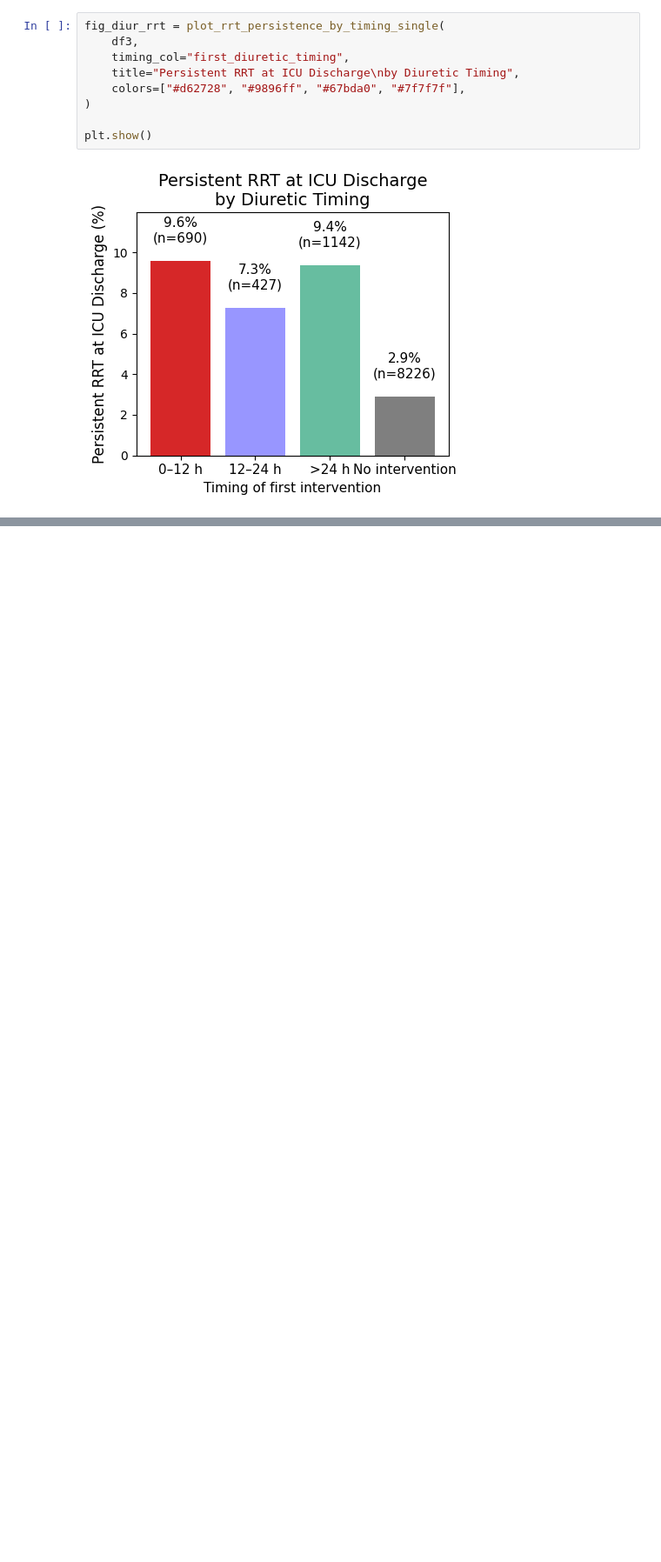
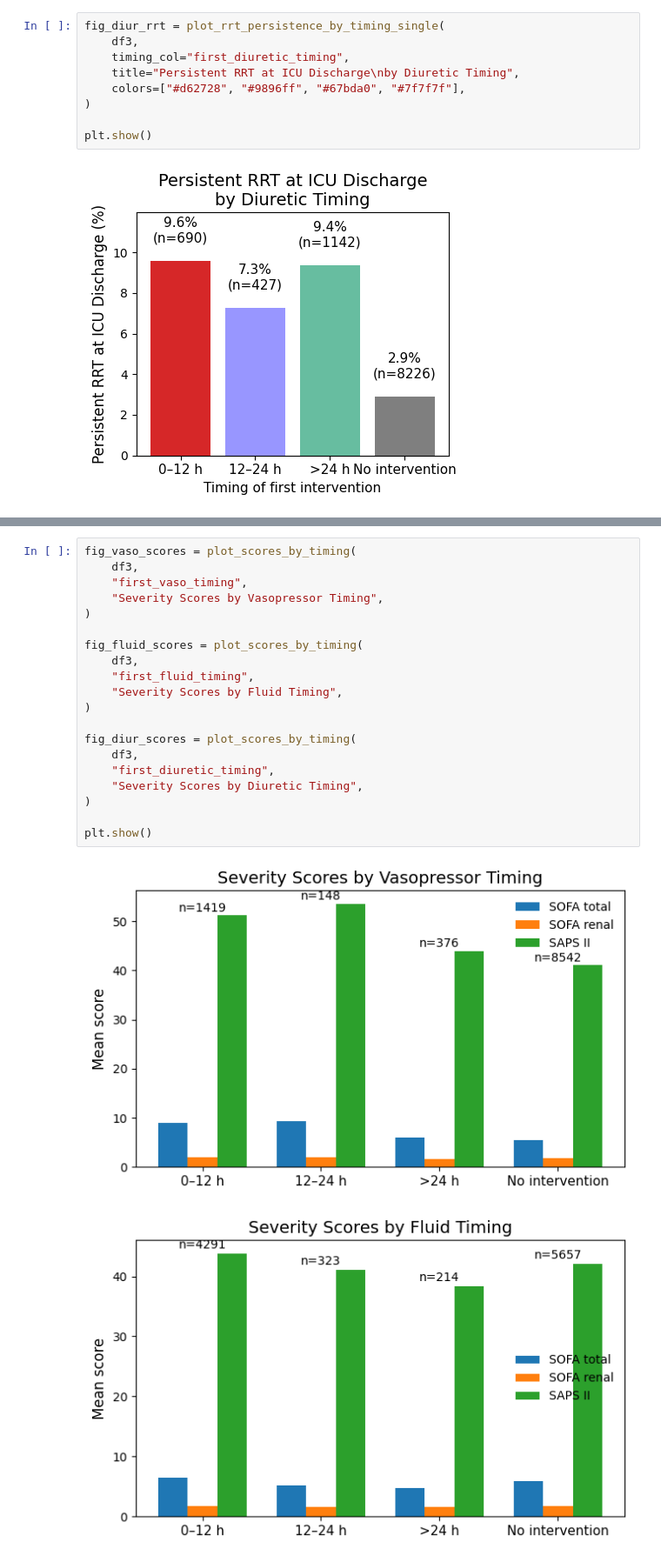
Before and after one commit to SimonKossack/mimiciii-BioMedicalProject, a Jupyter notebook: NierenNotebooks/07_saps2.ipynb, the cells around one changed output, grey strips where cells are left out. Shown at 87% size. Drawn from its saved outputs; the diff is of its cells as text; blank space fills up the shorter version.

Commit message:
deep dive with timing and scores

```diff
--- a/NierenNotebooks/07_saps2.ipynb
+++ b/NierenNotebooks/07_saps2.ipynb
@@ -663,0 +780,23 @@ plt.show()
+# %%
+fig_vaso_scores = plot_scores_by_timing(
+    df3,
+    "first_vaso_timing",
+    "Severity Scores by Vasopressor Timing",
+)
+
+fig_fluid_scores = plot_scores_by_timing(
+    df3,
+    "first_fluid_timing",
+    "Severity Scores by Fluid Timing",
+)
+
+fig_diur_scores = plot_scores_by_timing(
+    df3,
+    "first_diuretic_timing",
+    "Severity Scores by Diuretic Timing",
+)
+
+plt.show()
+# %% [output]
+[figure, added]
+[figure, added]
```
Also changed, not shown: parts of 22 cells of this notebook.
